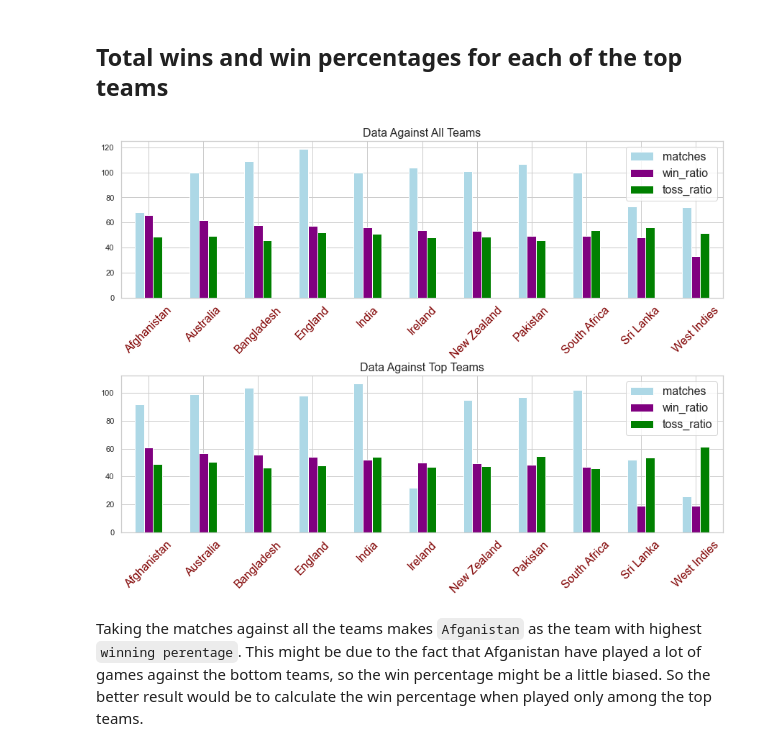
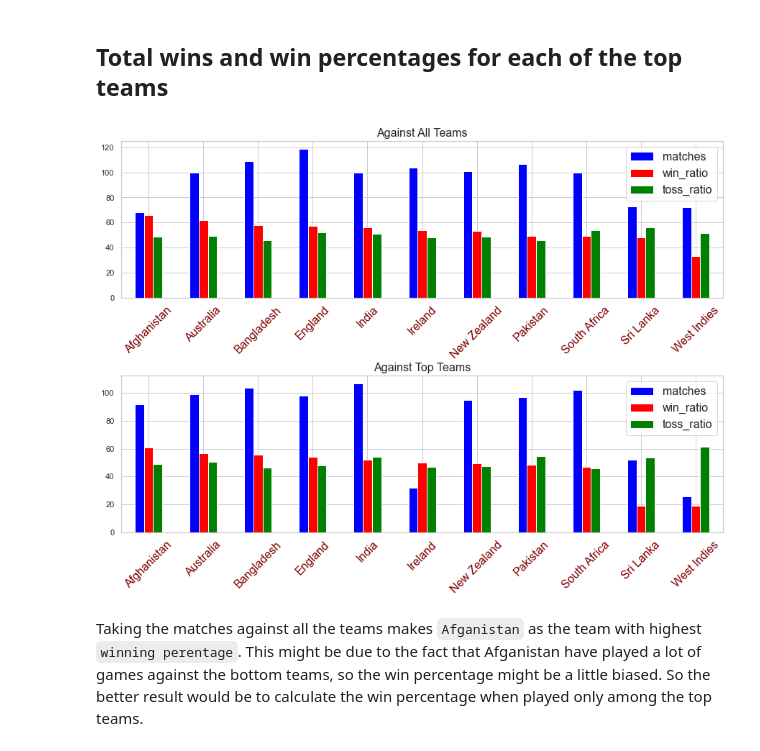
Before and after one commit to khanalg44/cricket_data, a Jupyter notebook: visualization.ipynb, the cells around one changed output. Saved outputs shown, nothing was run; the diff lists cells and outputs as text; code cells hidden in the pictures.

```diff
--- a/visualization.ipynb
+++ b/visualization.ipynb
@@ -50,31 +56,32 @@ def get_win_data(dff, teams=top_teams, top_only=False):
 # %%
 df_win = get_win_data(df, teams=top_teams, top_only=False)
 
 fig, ax = plt.subplots(2,1, sharex=False, figsize=(15,10))
 
-df_win.sort_values(by='win_ratio',ascending=False).plot.bar(x='teams', y=['matches', 'win_ratio', 'toss_ratio'],
-                                                            rot=0, color=['lightblue', 'purple','green'], ax=ax[0] )
-
+y_to_plot= ['matches', 'win_ratio', 'toss_ratio']
+df_win.sort_values(by='win_ratio',ascending=False).plot.bar(x='teams', y=y_to_plot,
+                                                            rot=0, color=['blue', 'red','green'], ax=ax[0] )
 
 df_win_top = get_win_data(df, teams=top_teams, top_only=True)
-df_win_top.sort_values(by='win_ratio', ascending=False).plot.bar(x='teams', y=['matches', 'win_ratio', 'toss_ratio'],
-                                                                 rot=0, color=['lightblue', 'purple','green'], ax=ax[1])
 
-ax[0].set_title("Data Against All Teams", fontsize=16)
+df_win_top.sort_values(by='win_ratio', ascending=False).plot.bar(x='teams', y=y_to_plot, rot=0,
+                                                                 color=['blue', 'red','green'], ax=ax[1])
+
+ax[0].set_title("Against All Teams", fontsize=16)
 ax[0].set_xticklabels(df_win.teams, fontsize=16,rotation=45, color='maroon')
 #ax[0].set_yticklabels(labels=range(0,60, 10), fontsize=16,rotation=45, color='maroon')
 ax[0].set_xlabel(None)
 ax[0].legend(fontsize=16)
 
-ax[1].set_title("Data Against Top Teams", fontsize=16)
+ax[1].set_title("Against Top Teams", fontsize=16)
 ax[1].set_xticklabels(df_win_top.teams, fontsize=16,rotation=45, color='maroon')
 #ax[1].set_yticklabels(labels=range(0,60, 10), fontsize=16,rotation=45, color='maroon')
 ax[1].set_xlabel(None)
 ax[1].legend(fontsize=16);
 
 plt.subplots_adjust(hspace=0.5, wspace=0.)
 # %% [output]
-[figure, old version]
+[figure, new version]
 # %% [markdown]
 Taking the matches against all the teams makes `Afganistan` as the team with highest `winning perentage`. This might be due to the fact that Afganistan have played a lot of games against the bottom teams, so the win percentage might be a little biased. So the better result would be to calculate the win percentage when played only among the top teams.
 # %% [markdown]
```
Also changed, not shown: parts of 7 cells of this notebook.
